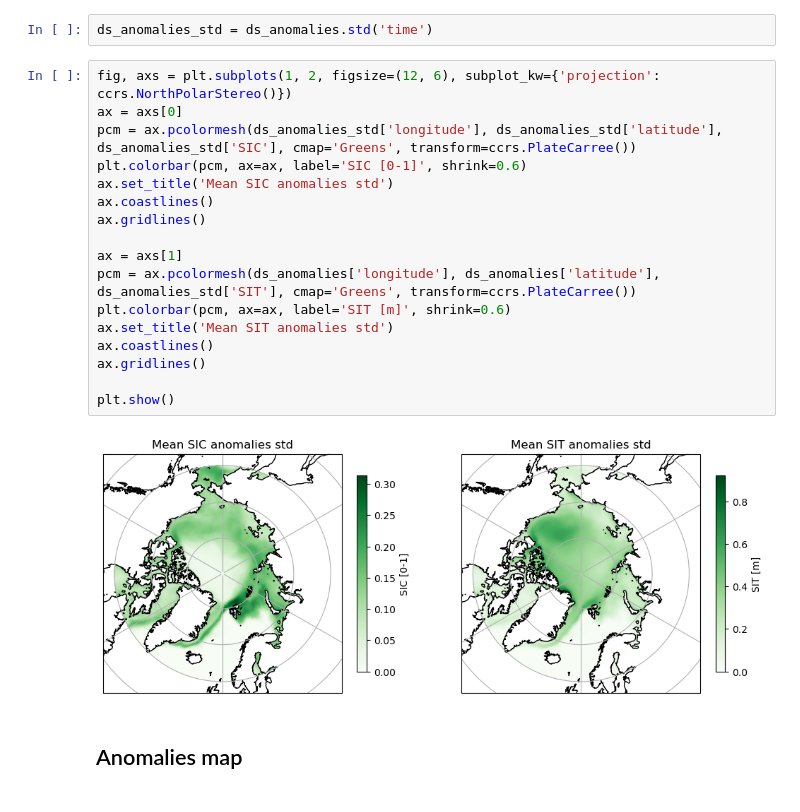
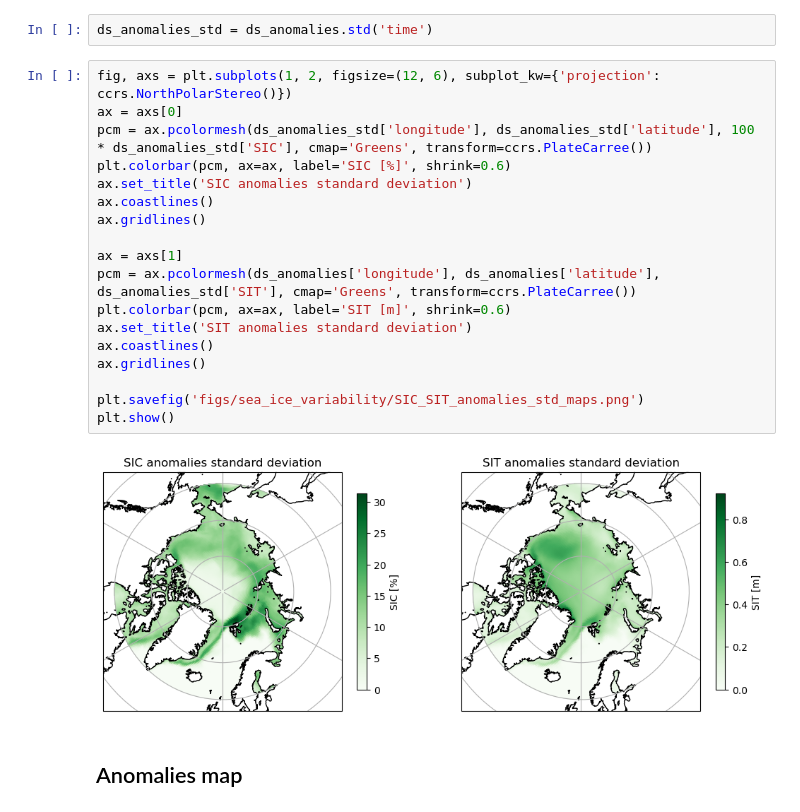
Before and after one commit to juliencollard2001/PHO_Arctic, a Jupyter notebook: sea_ice_study.ipynb, the cells around one changed output. Saved outputs shown, nothing was run; the diff lists cells and outputs as text.

```diff
--- a/sea_ice_study.ipynb
+++ b/sea_ice_study.ipynb
@@ -90,22 +95,23 @@ ds_anomalies_std = ds_anomalies.std('time')
 # %%
 fig, axs = plt.subplots(1, 2, figsize=(12, 6), subplot_kw={'projection': ccrs.NorthPolarStereo()})
 ax = axs[0]
-pcm = ax.pcolormesh(ds_anomalies_std['longitude'], ds_anomalies_std['latitude'], ds_anomalies_std['SIC'], cmap='Greens', transform=ccrs.PlateCarree())
-plt.colorbar(pcm, ax=ax, label='SIC [0-1]', shrink=0.6)
-ax.set_title('Mean SIC anomalies std')
+pcm = ax.pcolormesh(ds_anomalies_std['longitude'], ds_anomalies_std['latitude'], 100 * ds_anomalies_std['SIC'], cmap='Greens', transform=ccrs.PlateCarree())
+plt.colorbar(pcm, ax=ax, label='SIC [%]', shrink=0.6)
+ax.set_title('SIC anomalies standard deviation')
 ax.coastlines()
 ax.gridlines()
 
 ax = axs[1]
 pcm = ax.pcolormesh(ds_anomalies['longitude'], ds_anomalies['latitude'], ds_anomalies_std['SIT'], cmap='Greens', transform=ccrs.PlateCarree())
 plt.colorbar(pcm, ax=ax, label='SIT [m]', shrink=0.6)
-ax.set_title('Mean SIT anomalies std')
+ax.set_title('SIT anomalies standard deviation')
 ax.coastlines()
 ax.gridlines()
 
+plt.savefig('figs/sea_ice_variability/SIC_SIT_anomalies_std_maps.png')
 plt.show()
 # %% [output]
-[figure, old version]
+[figure, new version]
 # %% [markdown]
 ## Anomalies map
 # %%
```
Also changed, not shown: parts of 8 cells of this notebook, 8 other files.
